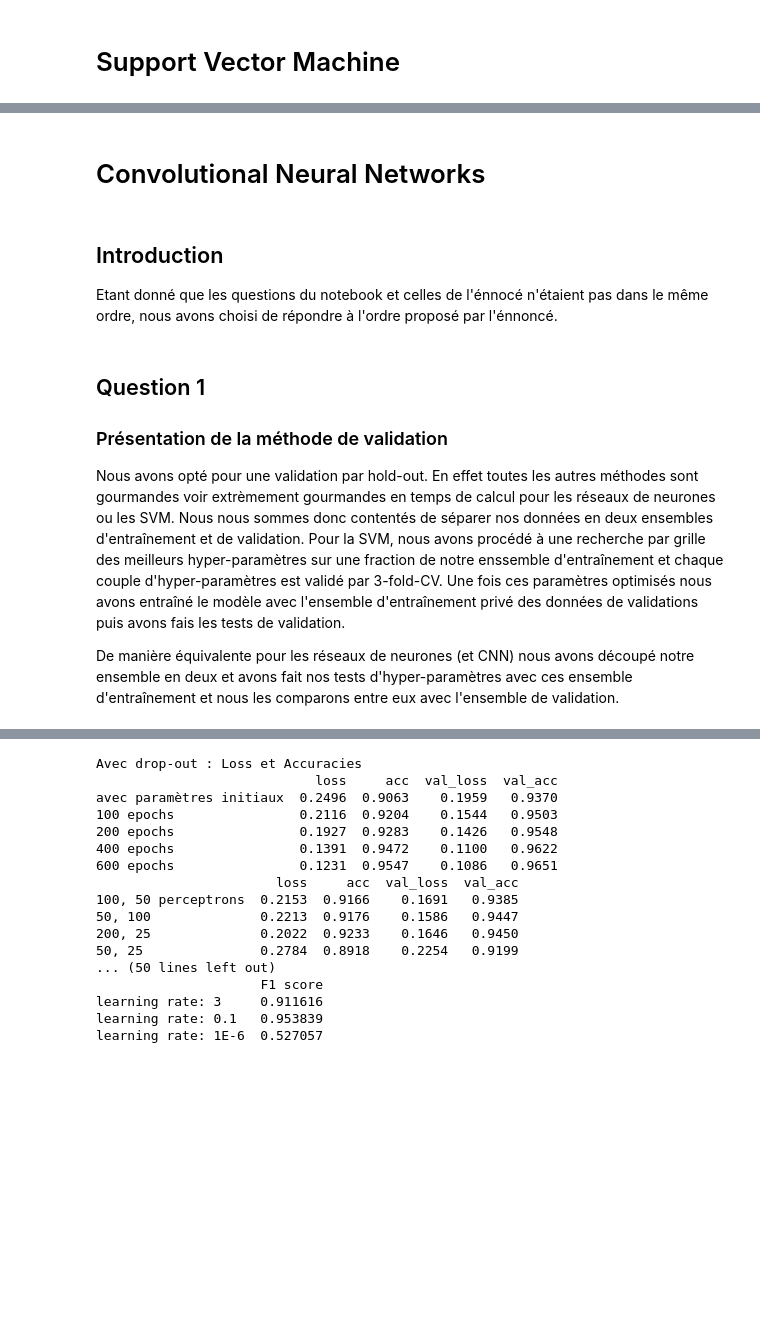
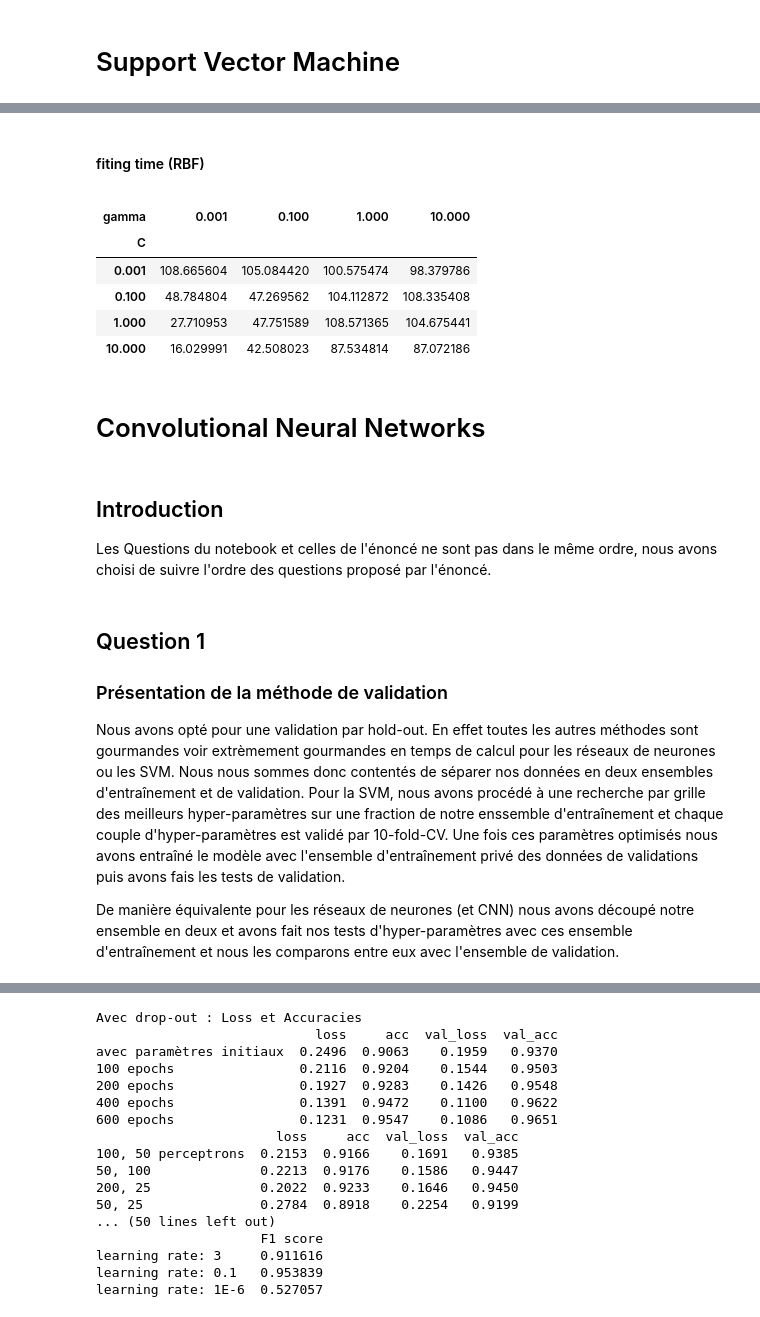
Before and after one commit to lodtan/gti770-tp3, a Jupyter notebook: GTI770-TP03.ipynb, the cells around one changed output, grey strips where cells are left out. Saved outputs shown, nothing was run; the diff lists cells and outputs as text; code cells hidden in the pictures; blank space fills up the shorter version.

```diff
--- a/GTI770-TP03.ipynb
+++ b/GTI770-TP03.ipynb
@@ -122,3 +244,16 @@ print("f1 score: {}".format(f1))
+# %% [markdown]
+#### fiting time (RBF)
+# %%
+df=pd.DataFrame(list(zip(gammas,fit_time,C_values)),columns=['gamma','','C'])
+df.pivot_table(columns=['gamma'],index=['C'])
+# %% [output]
+|  |  |  |  |  |
+| gamma | 0.001 | 0.100 | 1.000 | 10.000 |
+| C |  |  |  |  |
+| 0.001 | 108.665604 | 105.084420 | 100.575474 | 98.379786 |
+| 0.100 | 48.784804 | 47.269562 | 104.112872 | 108.335408 |
+| 1.000 | 27.710953 | 47.751589 | 108.571365 | 104.675441 |
+| 10.000 | 16.029991 | 42.508023 | 87.534814 | 87.072186 |
 # %% [markdown]
 # Convolutional Neural Networks
 # %%
@@ -230,13 +365,13 @@ plt.savefig("Graphs\\3c25bs3lr.png")
 # %% [markdown]
 ## Introduction
 
-Etant donné que les questions du notebook et celles de l'énnocé n'étaient pas dans le même ordre, nous avons choisi de répondre à l'ordre proposé par l'énnoncé.
+Les Questions du notebook et celles de l'énoncé ne sont pas dans le même ordre, nous avons choisi de suivre l'ordre des questions proposé par l'énoncé.
 # %% [markdown]
 ## Question 1
 ### Présentation de la méthode de validation
 
 Nous avons opté pour une validation par hold-out. En effet toutes les autres méthodes sont gourmandes voir extrèmement gourmandes en temps de calcul pour les réseaux de neurones ou les SVM. Nous nous sommes donc contentés de séparer nos données en deux ensembles d'entraînement et de validation.
-Pour la SVM, nous avons procédé à une recherche par grille des meilleurs hyper-paramètres sur une fraction de notre enssemble d'entraînement et chaque couple d'hyper-paramètres est validé par 3-fold-CV. Une fois ces paramètres optimisés nous avons entraîné le modèle avec l'ensemble d'entraînement privé des données de validations puis avons fais les tests de validation.
+Pour la SVM, nous avons procédé à une recherche par grille des meilleurs hyper-paramètres sur une fraction de notre enssemble d'entraînement et chaque couple d'hyper-paramètres est validé par 10-fold-CV. Une fois ces paramètres optimisés nous avons entraîné le modèle avec l'ensemble d'entraînement privé des données de validations puis avons fais les tests de validation.
 
 De manière équivalente pour les réseaux de neurones (et CNN) nous avons découpé notre ensemble en deux et avons fait nos tests d'hyper-paramètres avec ces ensemble d'entraînement et nous les comparons entre eux avec l'ensemble de validation.
 # %% [markdown]
```
Also changed, not shown: parts of 19 cells of this notebook, 1 other file.
